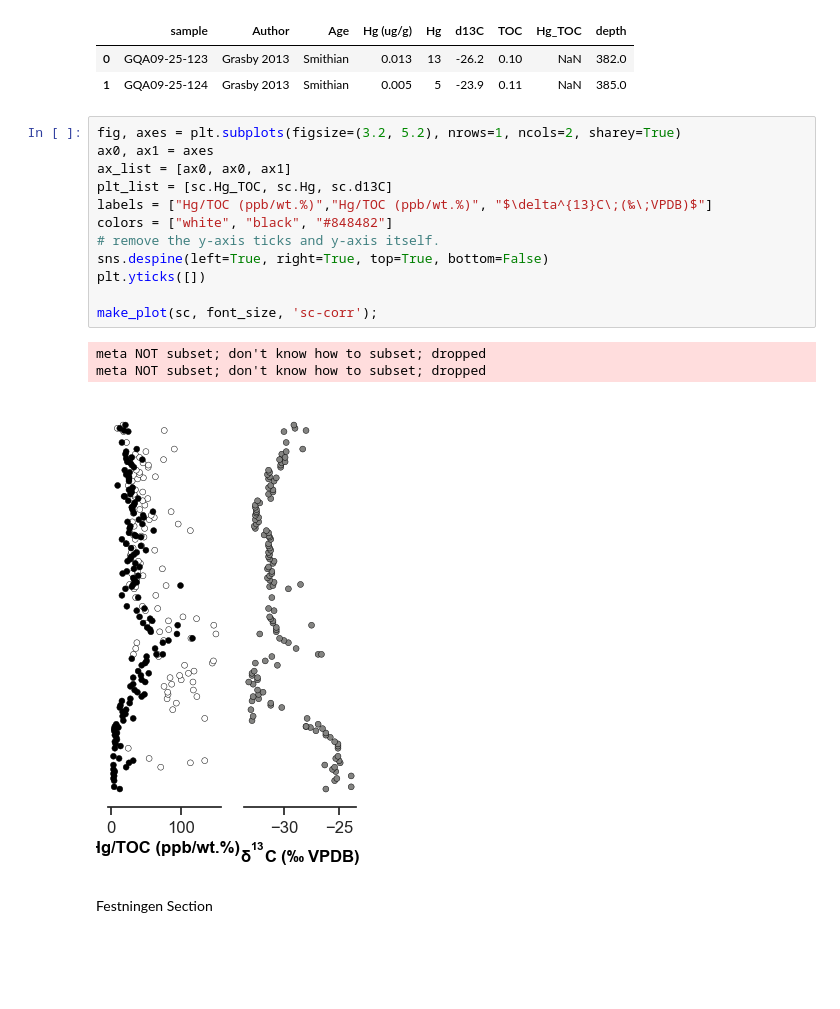
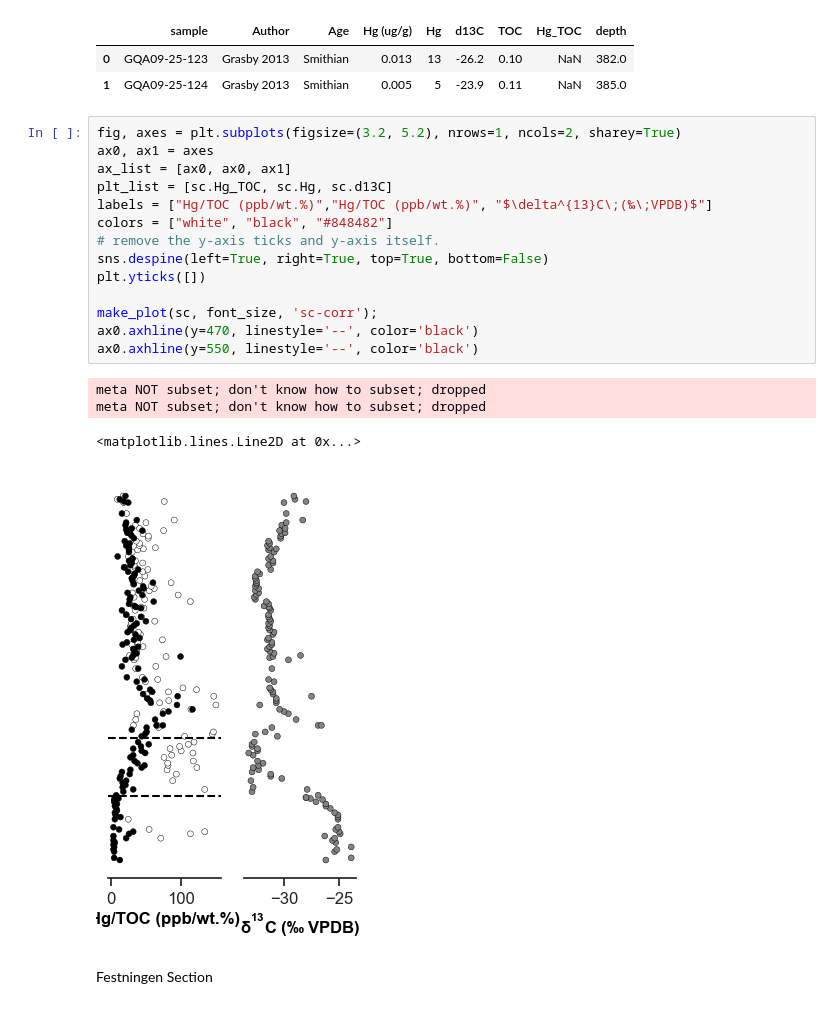
Before and after one commit to oluwaseun-edward/notebooks, a Jupyter notebook: lit_data.ipynb, the cells around one changed output. Cells and saved outputs as stored; diff of their text form; blank space fills up the shorter version.

```diff
--- a/lit_data.ipynb
+++ b/lit_data.ipynb
@@ -306,19 +306,22 @@ sc.head(2)
 # %%
 fig, axes = plt.subplots(figsize=(3.2, 5.2), nrows=1, ncols=2, sharey=True)
 ax0, ax1 = axes
 ax_list = [ax0, ax0, ax1]
 plt_list = [sc.Hg_TOC, sc.Hg, sc.d13C]
 labels = ["Hg/TOC (ppb/wt.%)","Hg/TOC (ppb/wt.%)", "$\delta^{13}C\;(‰\;VPDB)$"]
 colors = ["white", "black", "#848482"]
 # remove the y-axis ticks and y-axis itself.
 sns.despine(left=True, right=True, top=True, bottom=False)
 plt.yticks([])
 
 make_plot(sc, font_size, 'sc-corr');
+ax0.axhline(y=470, linestyle='--', color='black')
+ax0.axhline(y=550, linestyle='--', color='black')
 # %% [output]
 meta NOT subset; don't know how to subset; dropped
 meta NOT subset; don't know how to subset; dropped
+<matplotlib.lines.Line2D at 0x...>
-[figure, old version]
+[figure, new version]
 # %% [markdown]
 Festningen Section
 # %%
```
Also changed, not shown: parts of 2 cells of this notebook, 1 other file.
